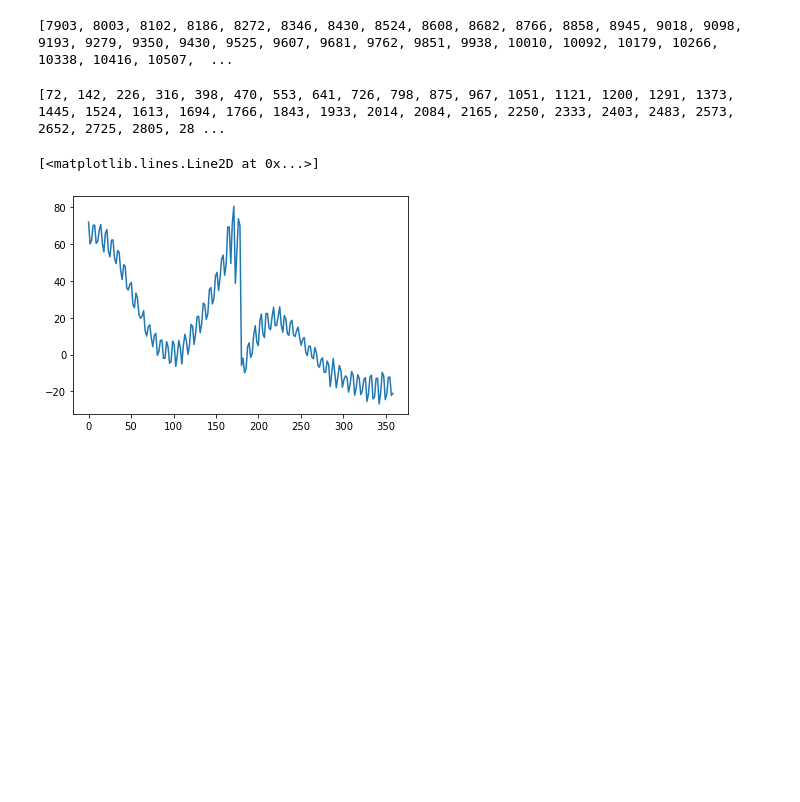
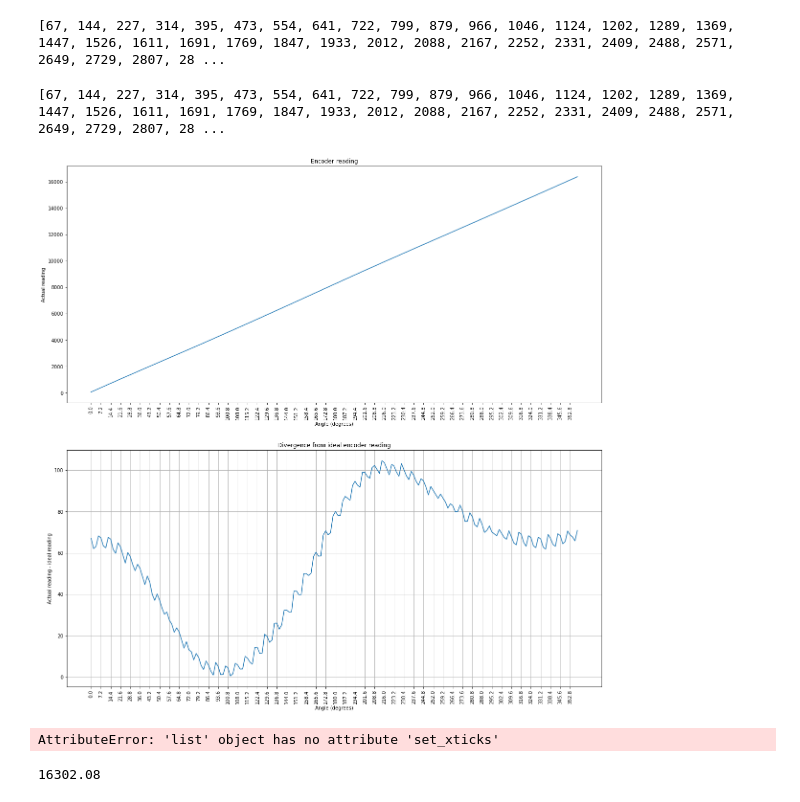
Before and after one commit to elliotwoods/MuscleMemory, a Jupyter notebook: Sketches/ESP-IDF Devices/calibration.ipynb, the cells around one changed output. Saved outputs shown, nothing was run; the diff lists cells and outputs as text; code cells hidden in the pictures; blank space fills up the shorter version.

Commit message:
encoder calibration progress

```diff
--- a/Sketches/ESP-IDF Devices/calibration.ipynb
+++ b/Sketches/ESP-IDF Devices/calibration.ipynb
@@ -7,7 +8,7 @@ import numpy as np
 
 #%% Read data
 data = []
-with open('calibration.csv') as csvfile:
+with open('calibration-50ms-8cycles.csv') as csvfile:
 	reader = csv.reader(csvfile)
 	for row in reader:
 		for col in row:
@@ -17,21 +18,55 @@ with open('calibration.csv') as csvfile:
 
 print(data)
 # %% [output]
-[7903, 8003, 8102, 8186, 8272, 8346, 8430, 8524, 8608, 8682, 8766, 8858, 8945, 9018, 9098, 9193, 9279, 9350, 9430, 9525, 9607, 9681, 9762, 9851, 9938, 10010, 10092, 10179, 10266, 10338, 10416, 10507,  ...
+[67, 144, 227, 314, 395, 473, 554, 641, 722, 799, 879, 966, 1046, 1124, 1202, 1289, 1369, 1447, 1526, 1611, 1691, 1769, 1847, 1933, 2012, 2088, 2167, 2252, 2331, 2409, 2488, 2571, 2649, 2729, 2807, 28 ...
 # %%
 # %% Sort data
 data.sort()
 print(data)
-data = np.array(data)
 # %% [output]
-[72, 142, 226, 316, 398, 470, 553, 641, 726, 798, 875, 967, 1051, 1121, 1200, 1291, 1373, 1445, 1524, 1613, 1694, 1766, 1843, 1933, 2014, 2084, 2165, 2250, 2333, 2403, 2483, 2573, 2652, 2725, 2805, 28 ...
+[67, 144, 227, 314, 395, 473, 554, 641, 722, 799, 879, 966, 1046, 1124, 1202, 1289, 1369, 1447, 1526, 1611, 1691, 1769, 1847, 1933, 2012, 2088, 2167, 2252, 2331, 2409, 2488, 2571, 2649, 2729, 2807, 28 ...
-# %%
-# %%
-angles = np.arange(0, 360, 1.8)
-ideal_encoder_values = angles / 360 * (1 << 14)
-
-plt.plot(angles, data - ideal_encoder_values)
-# %%
-# %% [output]
-[<matplotlib.lines.Line2D at 0x...>]
-[figure, removed]
+# %%
+# %%
+data = np.array(data)
+angles = np.arange(0, 360, 1.8)
+ideal_encoder_values = angles / 360 * (1 << 14)
+delta = data - ideal_encoder_values
+
+fig = plt.figure(figsize=(20,20))
+
+ax = fig.add_subplot(2, 1, 1)
+plt.plot(angles, data)
+plt.xticks(rotation=90)
+plt.title("Encoder reading")
+plt.ylabel("Actual reading")
+plt.xlabel("Angle (degrees)")
+ax.set_xticks(np.arange(0, 360, 1.8*4))
+
+
+ax = fig.add_subplot(2, 1, 2)
+plt.plot(angles, delta)
+plt.xticks(rotation=90)
+plt.title("Divergence from ideal encoder reading")
+plt.ylabel("Actual reading - ideal reading")
+plt.xlabel("Angle (degrees)")
+ax.set_xticks(np.arange(0, 360, 1.8*4))
+
+plt.grid(True)
+# %%
+# %% [output]
+[figure, added]
+# %%
+fig = plt.figure(figsize=(20,10))
+plt.plot(data, delta)
+plt.xticks(rotation=90)
+plt.title("Delta vs raw reading")
+plt.ylabel("Delta")
+plt.xlabel("Encoder reading")
+ax.set_xticks(np.arange(0, 4096, 256))
+plt.grid(True)
+# %% [output]
+AttributeError: 'list' object has no attribute 'set_xticks'
+# %%
+ideal_encoder_values[199]
+# %% [output]
+16302.08
```
Also changed, not shown: parts of 2 cells of this notebook, 4 other files.
